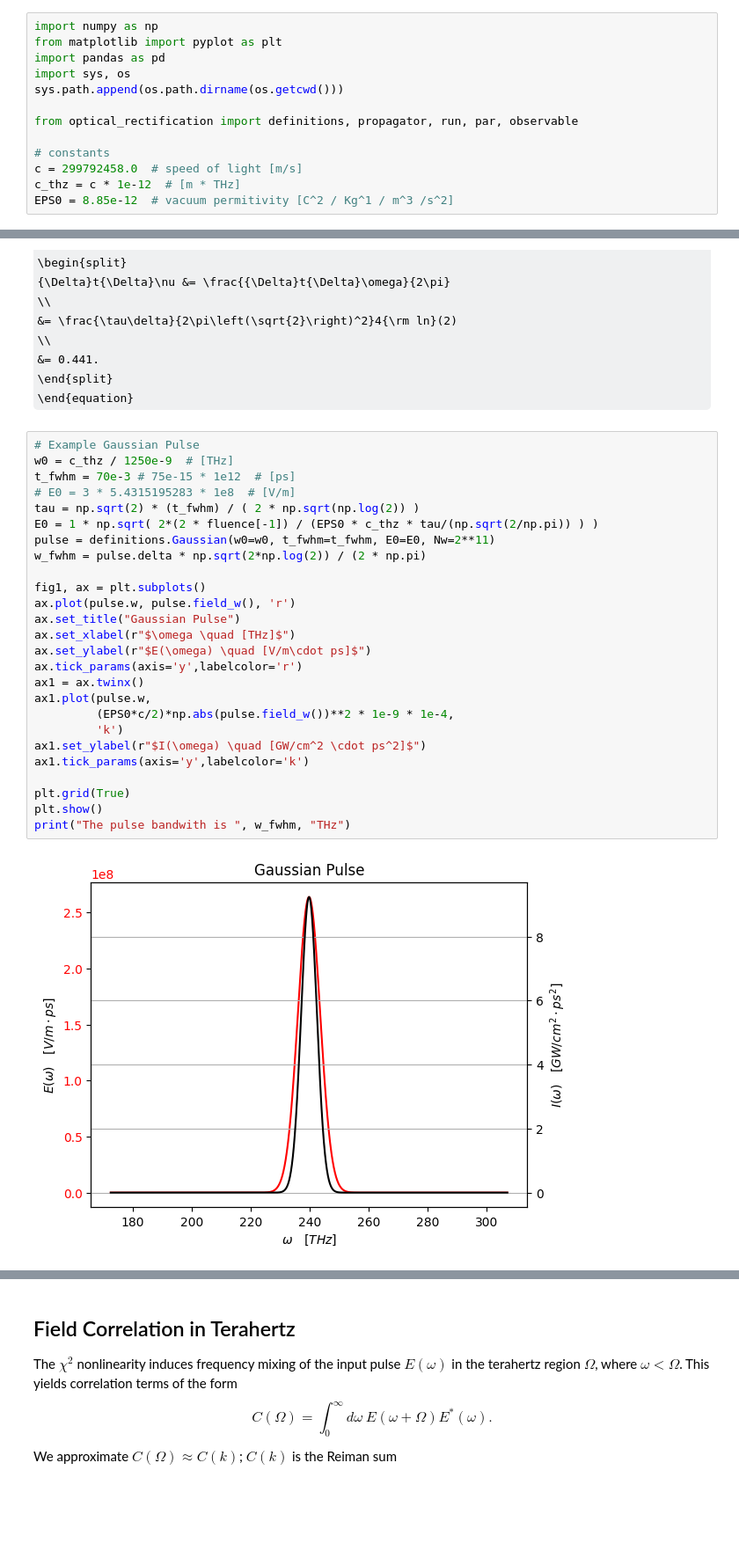
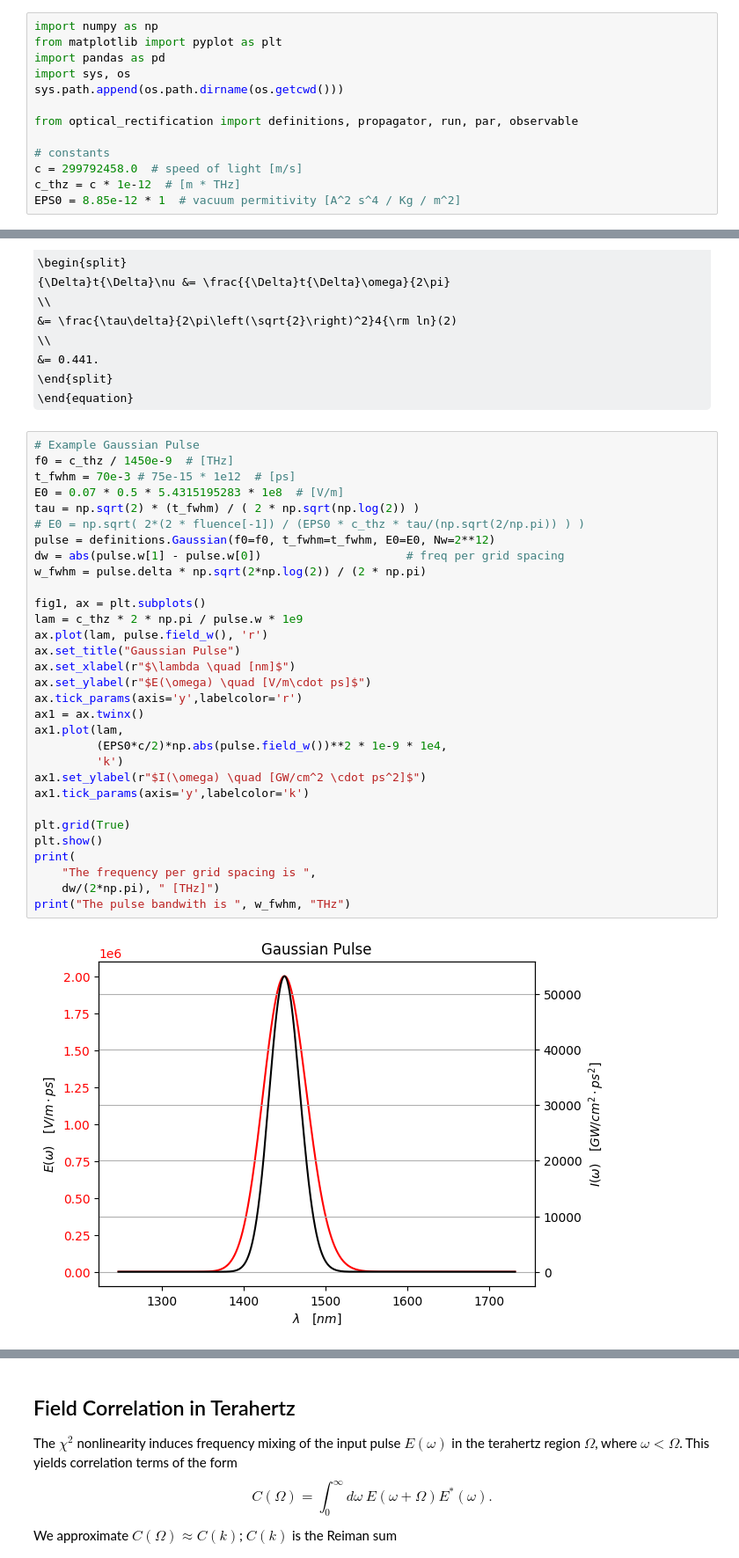
Before and after one commit to p-engel/nonlinear_optics, a Jupyter notebook: optical_rectification/analysis.ipynb, the cells around one changed output, grey strips where cells are left out. Shown at 88% size. Saved outputs shown, nothing was run; the diff lists cells and outputs as text; some formulas as TeX source; blank space fills up the shorter version.

```diff
--- a/optical_rectification/analysis.ipynb
+++ b/optical_rectification/analysis.ipynb
@@ -14,7 +14,7 @@ from optical_rectification import definitions, propagator, run, par, observable
 # constants
 c = 299792458.0  # speed of light [m/s]
 c_thz = c * 1e-12  # [m * THz]
-EPS0 = 8.85e-12  # vacuum permitivity [C^2 / Kg^1 / m^3 /s^2]
+EPS0 = 8.85e-12 * 1  # vacuum permitivity [A^2 s^4 / Kg / m^2]
 # %% [markdown]
 ## The Input Gaussian Pulse
 
@@ -61,29 +61,34 @@ This result yields the well known time-bandwidth product of a Fourier transform
 \end{equation}
 # %%
 # Example Gaussian Pulse
-w0 = c_thz / 1250e-9  # [THz]
+f0 = c_thz / 1450e-9  # [THz]
 t_fwhm = 70e-3 # 75e-15 * 1e12  # [ps]
-# E0 = 3 * 5.4315195283 * 1e8  # [V/m]
+E0 = 0.07 * 0.5 * 5.4315195283 * 1e8  # [V/m]
 tau = np.sqrt(2) * (t_fwhm) / ( 2 * np.sqrt(np.log(2)) )
-E0 = 1 * np.sqrt( 2*(2 * fluence[-1]) / (EPS0 * c_thz * tau/(np.sqrt(2/np.pi)) ) )
-pulse = definitions.Gaussian(w0=w0, t_fwhm=t_fwhm, E0=E0, Nw=2**11)
+# E0 = np.sqrt( 2*(2 * fluence[-1]) / (EPS0 * c_thz * tau/(np.sqrt(2/np.pi)) ) )
+pulse = definitions.Gaussian(f0=f0, t_fwhm=t_fwhm, E0=E0, Nw=2**12)
+dw = abs(pulse.w[1] - pulse.w[0])                     # freq per grid spacing
 w_fwhm = pulse.delta * np.sqrt(2*np.log(2)) / (2 * np.pi)
 
 fig1, ax = plt.subplots()
-ax.plot(pulse.w, pulse.field_w(), 'r')
+lam = c_thz * 2 * np.pi / pulse.w * 1e9
+ax.plot(lam, pulse.field_w(), 'r')
 ax.set_title("Gaussian Pulse")
-ax.set_xlabel(r"$\omega \quad [THz]$")
+ax.set_xlabel(r"$\lambda \quad [nm]$")
 ax.set_ylabel(r"$E(\omega) \quad [V/m\cdot ps]$")
 ax.tick_params(axis='y',labelcolor='r')
 ax1 = ax.twinx()
-ax1.plot(pulse.w,
-         (EPS0*c/2)*np.abs(pulse.field_w())**2 * 1e-9 * 1e-4,
+ax1.plot(lam,
+         (EPS0*c/2)*np.abs(pulse.field_w())**2 * 1e-9 * 1e4,
          'k')
 ax1.set_ylabel(r"$I(\omega) \quad [GW/cm^2 \cdot ps^2]$")
 ax1.tick_params(axis='y',labelcolor='k')
 
 plt.grid(True)
 plt.show()
+print(
+    "The frequency per grid spacing is ",
+    dw/(2*np.pi), " [THz]")
 print("The pulse bandwith is ", w_fwhm, "THz")
 # %% [output]
-[figure, old version]
+[figure, new version]
```
Also changed, not shown: parts of 16 cells of this notebook.
